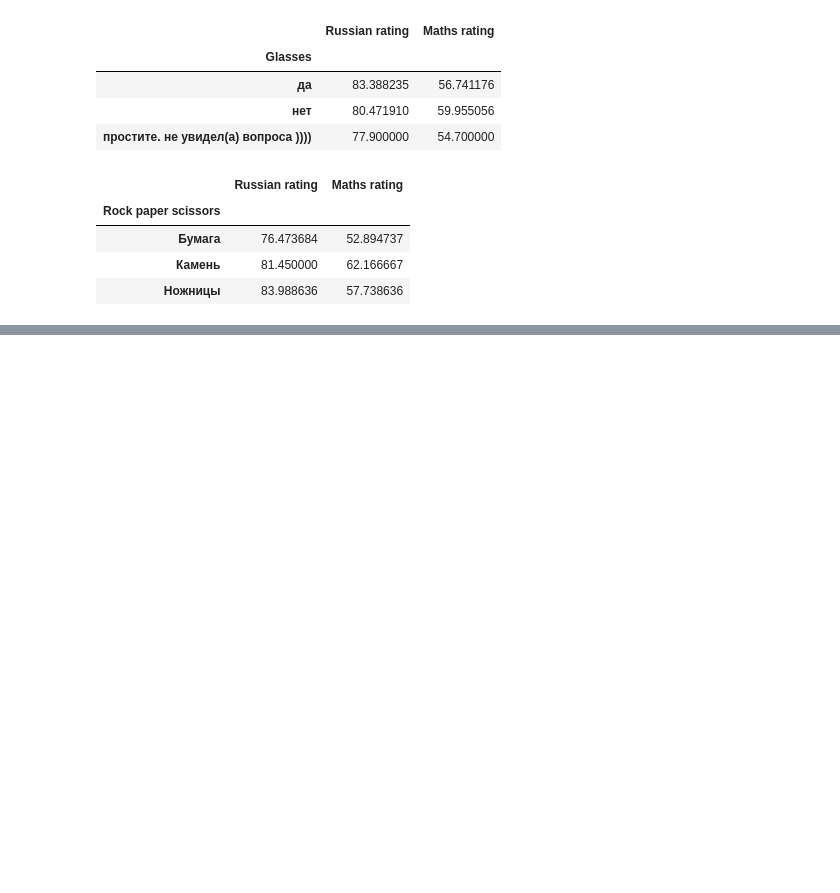
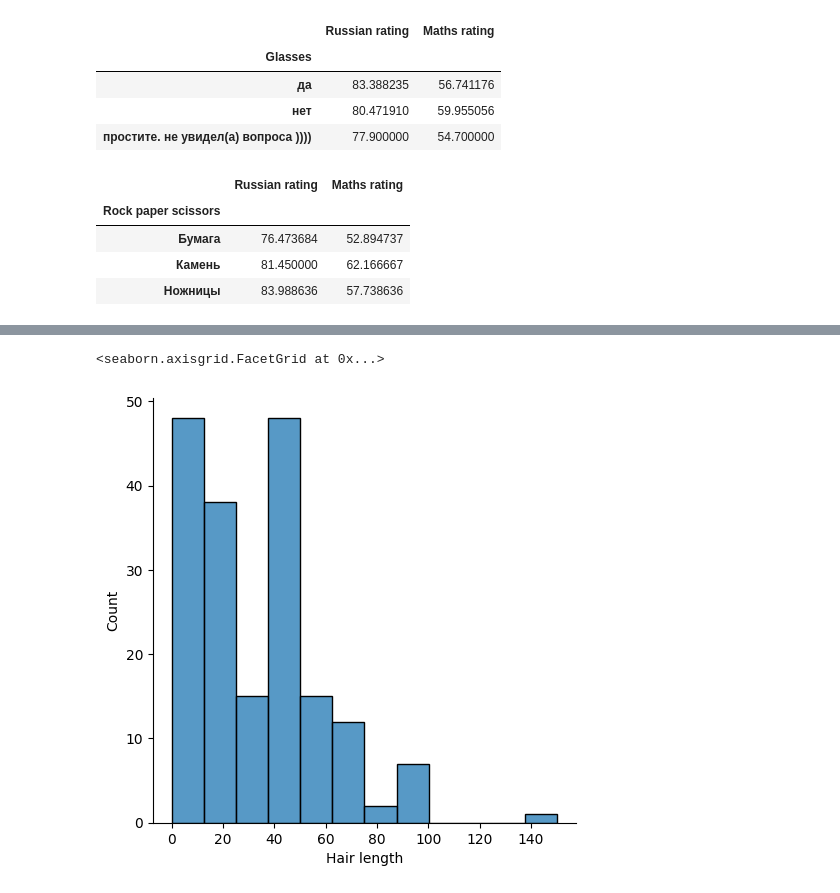
Before and after one commit to pro8mari/code-practice, a Jupyter notebook: Stepik_Artyom_Shevlyakov.ipynb, the cells around one changed output, grey strips where cells are left out. Drawn from its saved outputs; the diff is of its cells as text; code cells hidden in the pictures; blank space fills up the shorter version.

```diff
--- a/Stepik_Artyom_Shevlyakov.ipynb
+++ b/Stepik_Artyom_Shevlyakov.ipynb
@@ -424,0 +450,6 @@ df.groupby('Rock paper scissors')[['Russian rating','Maths rating']].mean()
+# %%
+#столбчатый график для распределения одного признака
+sns.displot(data=df, x="Hair length")
+# %% [output]
+<seaborn.axisgrid.FacetGrid at 0x...>
+[figure, added]
```
Also changed, not shown: parts of 16 cells of this notebook.
